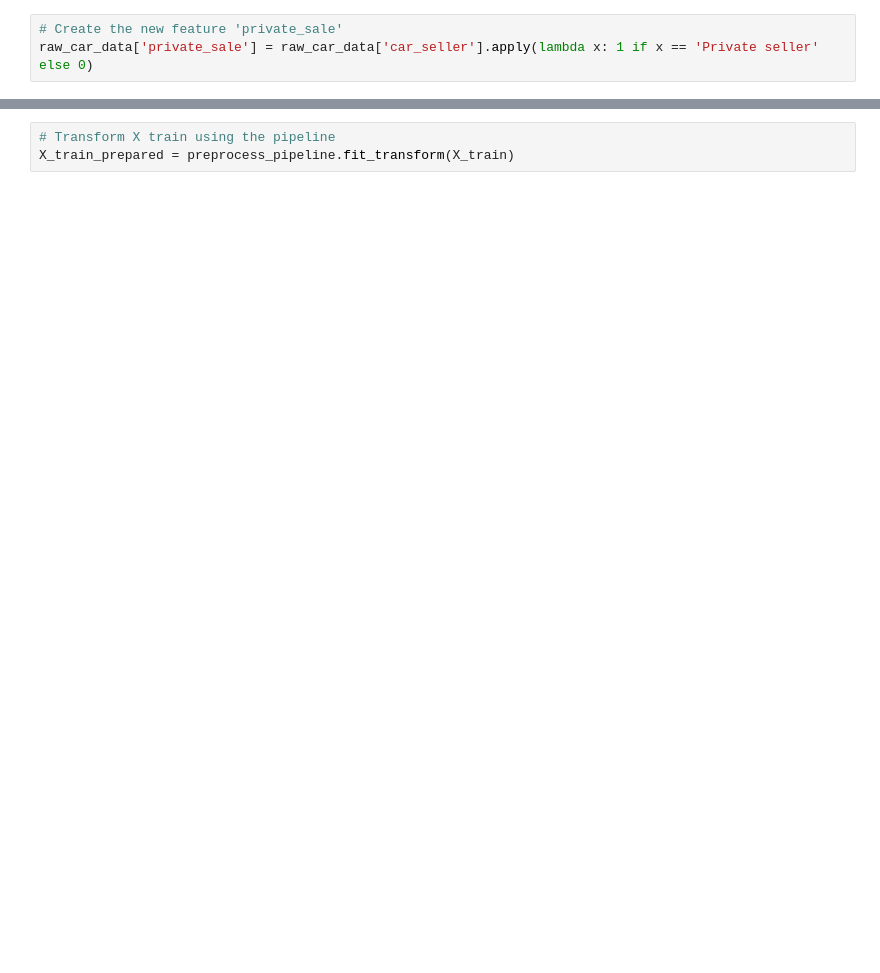
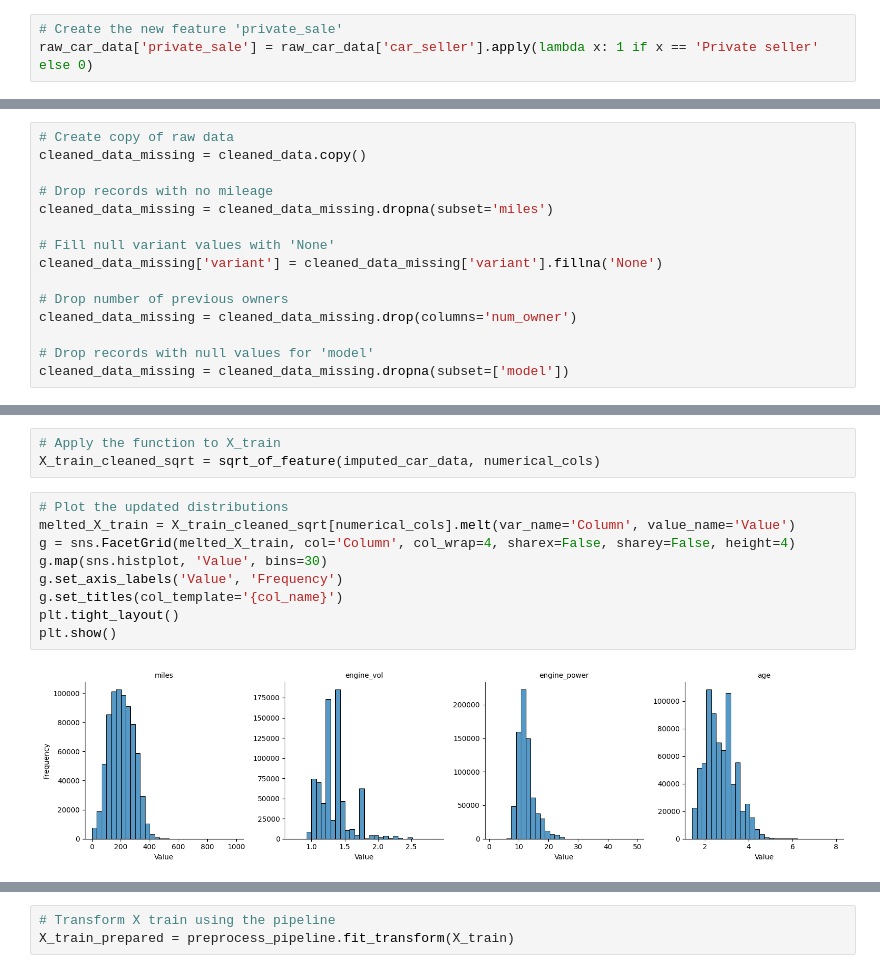
Before and after one commit to harryallum/UK-Used-Car-Price-Prediction, a Jupyter notebook: main.ipynb, the cells around one changed output, grey strips where cells are left out. Saved outputs shown, nothing was run; the diff lists cells and outputs as text; blank space fills up the shorter version.

```diff
--- a/main.ipynb
+++ b/main.ipynb
@@ -214,0 +198,15 @@ cleaned_data.head(10)
+# %%
+# Create copy of raw data
+cleaned_data_missing = cleaned_data.copy()
+
+# Drop records with no mileage
+cleaned_data_missing = cleaned_data_missing.dropna(subset='miles')
+
+# Fill null variant values with 'None'
+cleaned_data_missing['variant'] = cleaned_data_missing['variant'].fillna('None')
+
+# Drop number of previous owners
+cleaned_data_missing = cleaned_data_missing.drop(columns='num_owner')
+
+# Drop records with null values for 'model'
+cleaned_data_missing = cleaned_data_missing.dropna(subset=['model'])
@@ -385,0 +342,14 @@ preprocess_pipeline = ColumnTransformer([
+# %%
+# Apply the function to X_train
+X_train_cleaned_sqrt = sqrt_of_feature(imputed_car_data, numerical_cols)
+# %%
+# Plot the updated distributions
+melted_X_train = X_train_cleaned_sqrt[numerical_cols].melt(var_name='Column', value_name='Value')
+g = sns.FacetGrid(melted_X_train, col='Column', col_wrap=4, sharex=False, sharey=False, height=4)
+g.map(sns.histplot, 'Value', bins=30)
+g.set_axis_labels('Value', 'Frequency')
+g.set_titles(col_template='{col_name}')
+plt.tight_layout()
+plt.show()
+# %% [output]
+[figure, added]
```
Also changed, not shown: parts of 140 cells of this notebook.
